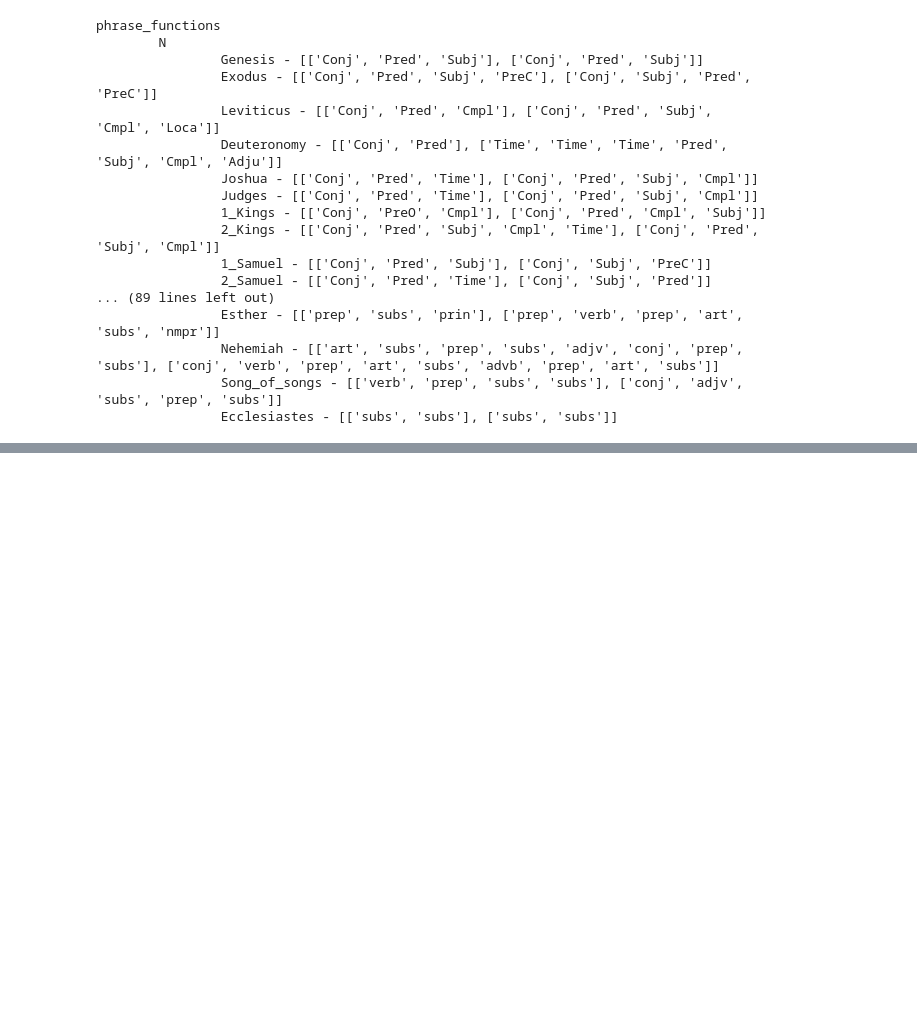
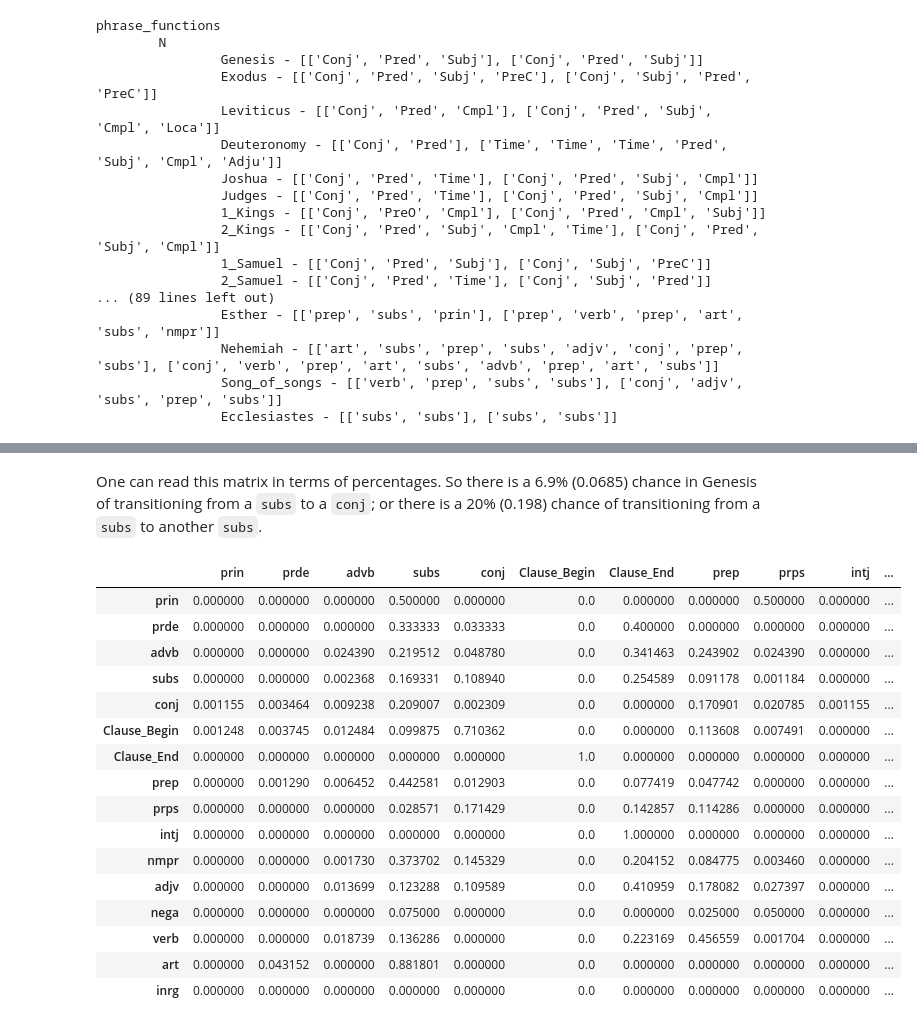
Before and after one commit to ETCBC/Probabilistic_Language_Change, a Jupyter notebook: analysis.ipynb, the cells around one changed output, grey strips where cells are left out. Cells and saved outputs as stored; diff of their text form; code cells hidden in the pictures; blank space fills up the shorter version.

```diff
--- a/analysis.ipynb
+++ b/analysis.ipynb
@@ -334,0 +383,22 @@ dtype: float64
+# %% [markdown]
+One can read this matrix in terms of percentages. So there is a 6.9% (0.0685) chance in Genesis of transitioning from a `subs` to a `conj`; or there is a 20% (0.198) chance of transitioning from a `subs` to another `subs`.
+# %%
+dataset_MC['word_pos']['N']['Nehemiah']
+# %% [output]
+|  | prin | prde | advb | subs | conj | Clause_Begin | Clause_End | prep | prps | intj | ... |
+| prin | 0.000000 | 0.000000 | 0.000000 | 0.500000 | 0.000000 | 0.0 | 0.000000 | 0.000000 | 0.500000 | 0.000000 | ... |
+| prde | 0.000000 | 0.000000 | 0.000000 | 0.333333 | 0.033333 | 0.0 | 0.400000 | 0.000000 | 0.000000 | 0.000000 | ... |
+| advb | 0.000000 | 0.000000 | 0.024390 | 0.219512 | 0.048780 | 0.0 | 0.341463 | 0.243902 | 0.024390 | 0.000000 | ... |
+| subs | 0.000000 | 0.000000 | 0.002368 | 0.169331 | 0.108940 | 0.0 | 0.254589 | 0.091178 | 0.001184 | 0.000000 | ... |
+| conj | 0.001155 | 0.003464 | 0.009238 | 0.209007 | 0.002309 | 0.0 | 0.000000 | 0.170901 | 0.020785 | 0.001155 | ... |
+| Clause_Begin | 0.001248 | 0.003745 | 0.012484 | 0.099875 | 0.710362 | 0.0 | 0.000000 | 0.113608 | 0.007491 | 0.000000 | ... |
+| Clause_End | 0.000000 | 0.000000 | 0.000000 | 0.000000 | 0.000000 | 1.0 | 0.000000 | 0.000000 | 0.000000 | 0.000000 | ... |
+| prep | 0.000000 | 0.001290 | 0.006452 | 0.442581 | 0.012903 | 0.0 | 0.077419 | 0.047742 | 0.000000 | 0.000000 | ... |
+| prps | 0.000000 | 0.000000 | 0.000000 | 0.028571 | 0.171429 | 0.0 | 0.142857 | 0.114286 | 0.000000 | 0.000000 | ... |
+| intj | 0.000000 | 0.000000 | 0.000000 | 0.000000 | 0.000000 | 0.0 | 1.000000 | 0.000000 | 0.000000 | 0.000000 | ... |
+| nmpr | 0.000000 | 0.000000 | 0.001730 | 0.373702 | 0.145329 | 0.0 | 0.204152 | 0.084775 | 0.003460 | 0.000000 | ... |
+| adjv | 0.000000 | 0.000000 | 0.013699 | 0.123288 | 0.109589 | 0.0 | 0.410959 | 0.178082 | 0.027397 | 0.000000 | ... |
+| nega | 0.000000 | 0.000000 | 0.000000 | 0.075000 | 0.000000 | 0.0 | 0.000000 | 0.025000 | 0.050000 | 0.000000 | ... |
+| verb | 0.000000 | 0.000000 | 0.018739 | 0.136286 | 0.000000 | 0.0 | 0.223169 | 0.456559 | 0.001704 | 0.000000 | ... |
+| art | 0.000000 | 0.043152 | 0.000000 | 0.881801 | 0.000000 | 0.0 | 0.000000 | 0.000000 | 0.000000 | 0.000000 | ... |
+| inrg | 0.000000 | 0.000000 | 0.000000 | 0.000000 | 0.000000 | 0.0 | 0.000000 | 0.000000 | 0.000000 | 0.000000 | ... |
```
Also changed, not shown: parts of 16 cells of this notebook.
